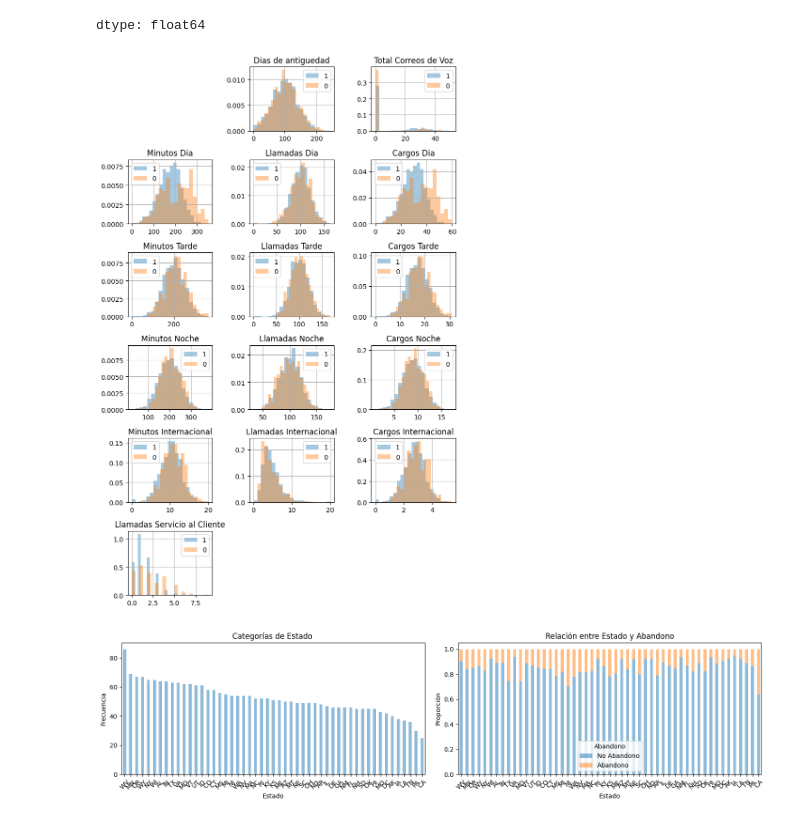
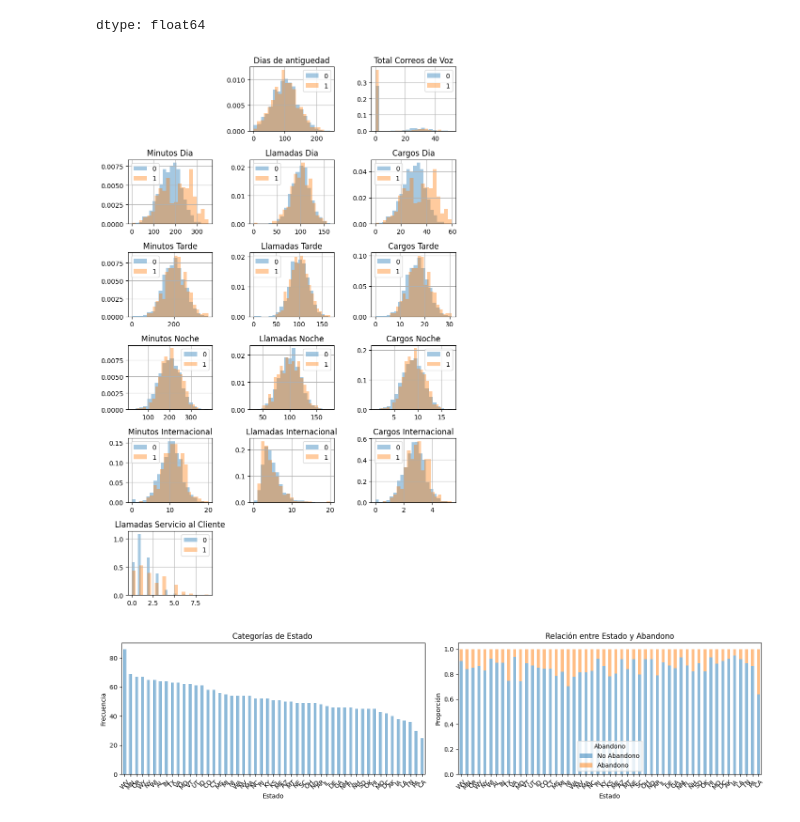
Before and after one commit to AnIsAsPe/ClasificadorClientesTelecom, a Jupyter notebook: Notebooks/Churn_Telecom.ipynb, the cells around one changed output. Drawn from its saved outputs; the diff is of its cells as text; code cells hidden in the pictures.

```diff
--- a/Notebooks/Churn_Telecom.ipynb
+++ b/Notebooks/Churn_Telecom.ipynb
@@ -141,24 +141,49 @@ df_train['Abandono'].value_counts(normalize=True)
 | 1 | 0.144786 |
 dtype: float64
 # %%
-numericas_cols = df_train.select_dtypes('number').columns
+# numericas_cols = df_train.select_dtypes('number').columns
 
-fig, subplot = plt.subplots(nrows=6, ncols=3, figsize=(8, 12))
-subplot= subplot.flatten()  # facilita iterar por cada grafica
+# fig, subplot = plt.subplots(nrows=6, ncols=3, figsize=(8, 12))
+# subplot= subplot.flatten()  # facilita iterar por cada grafica
 
-for i, column in enumerate(numericas_cols[:-1]):
-    df_train.groupby('Abandono')[column].hist(alpha=0.4, bins=20, ax=subplot[i+1],
-                                        density=True)    # https://matplotlib.org/stable/api/_as_gen/matplotlib.pyplot.hist.html
-    subplot[i+1].set_title(column)
-    subplot[i+1].legend(df_train['Abandono'].unique())
+# for i, column in enumerate(numericas_cols[:-1]):
+#     df_train.groupby('Abandono')[column].hist(alpha=0.4, bins=20, ax=subplot[i+1],
+#                                         density=True)    # https://matplotlib.org/stable/api/_as_gen/matplotlib.pyplot.hist.html
+#     subplot[i+1].set_title(column)
+#     subplot[i+1].legend(df_train['Abandono'].unique())
 
-plt.tight_layout()
-subplot[0].set_visible(False)
-subplot[-1].set_visible(False)
-subplot[-2].set_visible(False)
-plt.show()
+# plt.tight_layout()
+# subplot[0].set_visible(False)
+# subplot[-1].set_visible(False)
+# subplot[-2].set_visible(False)
+# plt.show()
-# %% [output]
-[figure, removed]
+# %%
+numericas_cols = df_train.select_dtypes('number').columns
+
+fig, subplot = plt.subplots(nrows=6, ncols=3, figsize=(8, 12))
+subplot = subplot.flatten()  # Facilita iterar por cada gráfica
+
+for i, column in enumerate(numericas_cols[:-1]):
+    # Itera por cada grupo a fin de garantizar la etiqueta correspondiente
+    for name, group in df_train.groupby('Abandono'):
+        group[column].hist(
+            alpha=0.4,
+            bins=20,
+            ax=subplot[i+1],
+            density=True,
+            label=f"{name}"  # Asigna la etiqueta del grupo
+        )
+
+    subplot[i+1].set_title(column)
+    subplot[i+1].legend()  # Matplotlib automatically picks up the labels assigned above
+
+plt.tight_layout()
+subplot[0].set_visible(False)
+subplot[-1].set_visible(False)
+subplot[-2].set_visible(False)
+plt.show()
+# %% [output]
+[figure, added]
 # %%
 categoricas_cols = df_train.select_dtypes(object).columns
 
```
Also changed, not shown: parts of 1 cell of this notebook.
